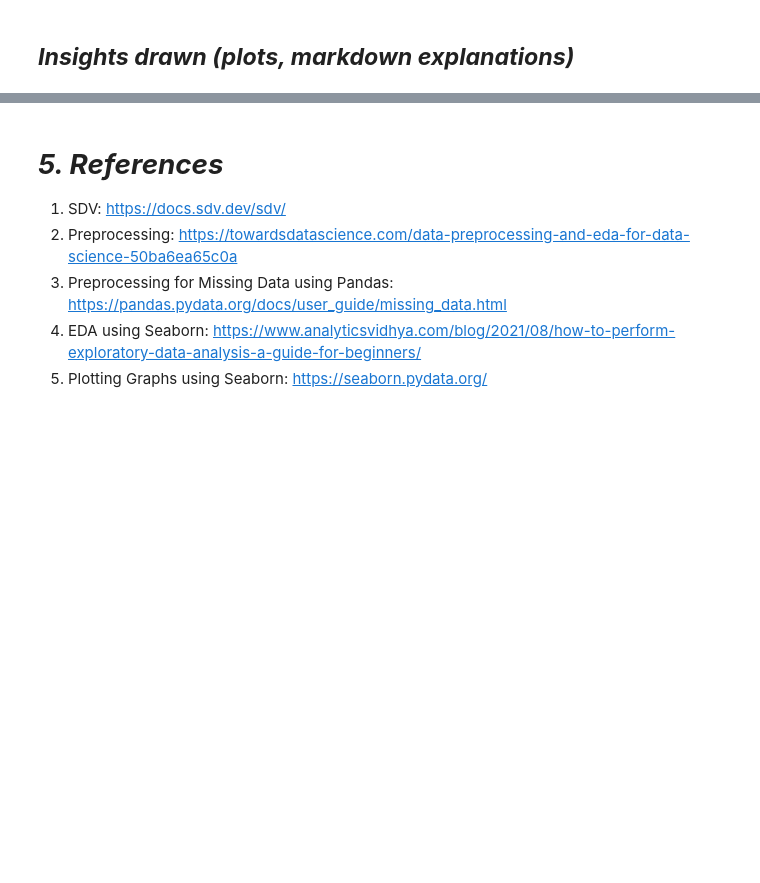
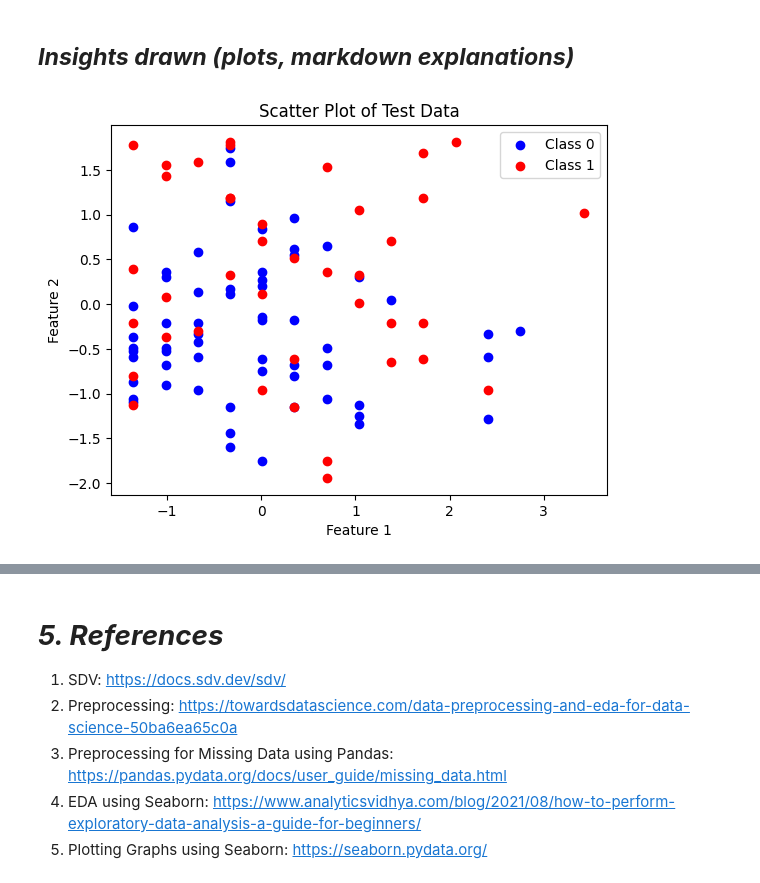
Before and after one commit to AnirudhBagalkotker/Diabetes_Prediction_ML_Model, a Jupyter notebook: Team13_Assignment1.ipynb, the cells around one changed output, grey strips where cells are left out. Cells and saved outputs as stored; diff of their text form; code cells hidden in the pictures; blank space fills up the shorter version.

```diff
--- a/Team13_Assignment1.ipynb
+++ b/Team13_Assignment1.ipynb
@@ -667,3 +885,21 @@ print("\nThe Accuracy Score of Training Data: ", test_data_accuracy)
+# %%
+# Graph plotted to visualize the comparison of the models
+x_te = x_te.to_numpy()
+y_te = y_te.to_numpy()
+
+class_0 = x_te[y_te == 0]
+class_1 = x_te[y_te == 1]
+
+plt.scatter(class_0[:, 0], class_0[:, 1], label="Class 0", marker='o', c='blue')
+plt.scatter(class_1[:, 0], class_1[:, 1], label="Class 1", marker='o', c='red')
+
+plt.title("Scatter Plot of Test Data")
+plt.xlabel("Feature 1")
+plt.ylabel("Feature 2")
+plt.legend()
+plt.show()
+# %% [output]
+[figure, added]
 # %% [markdown]
 <!-- Explain your model Implementation using mathematical formulas and algorithms -->
 
```
Also changed, not shown: parts of 14 cells of this notebook, 2 other files.
